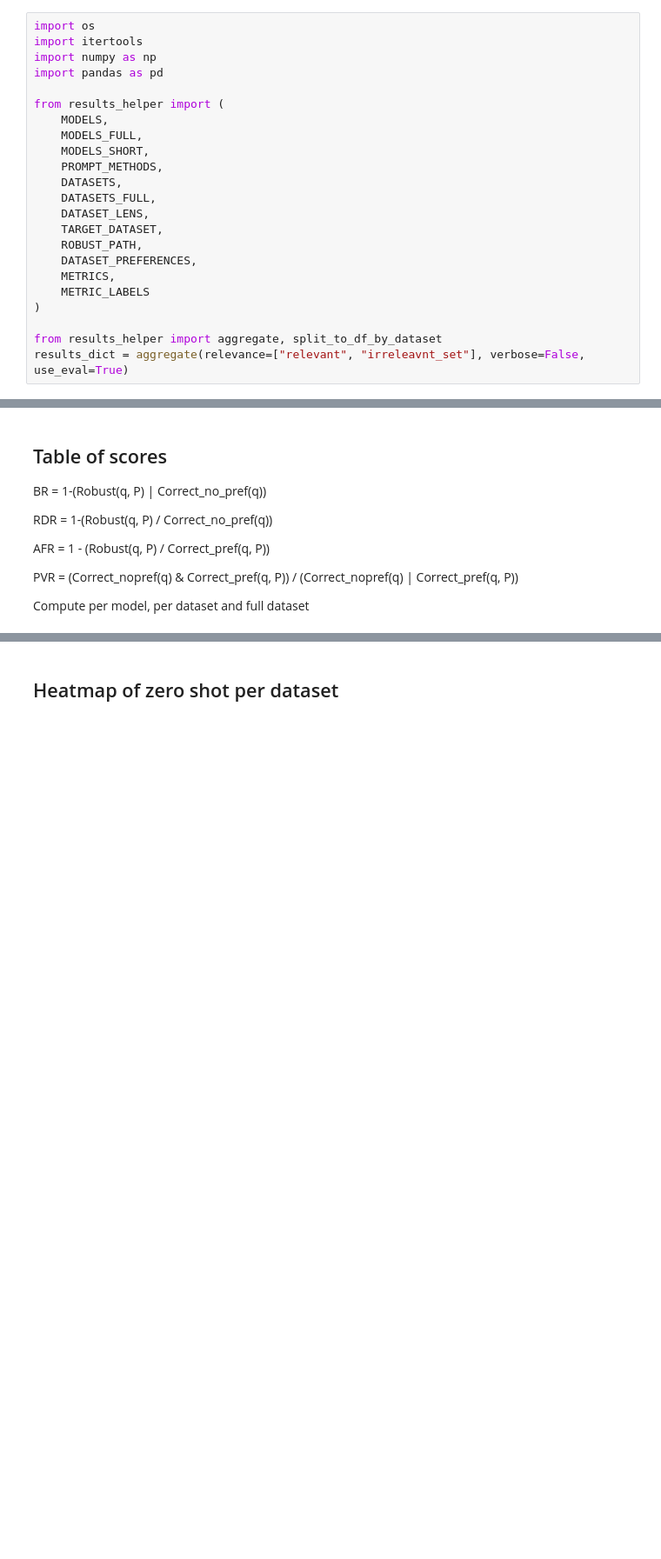
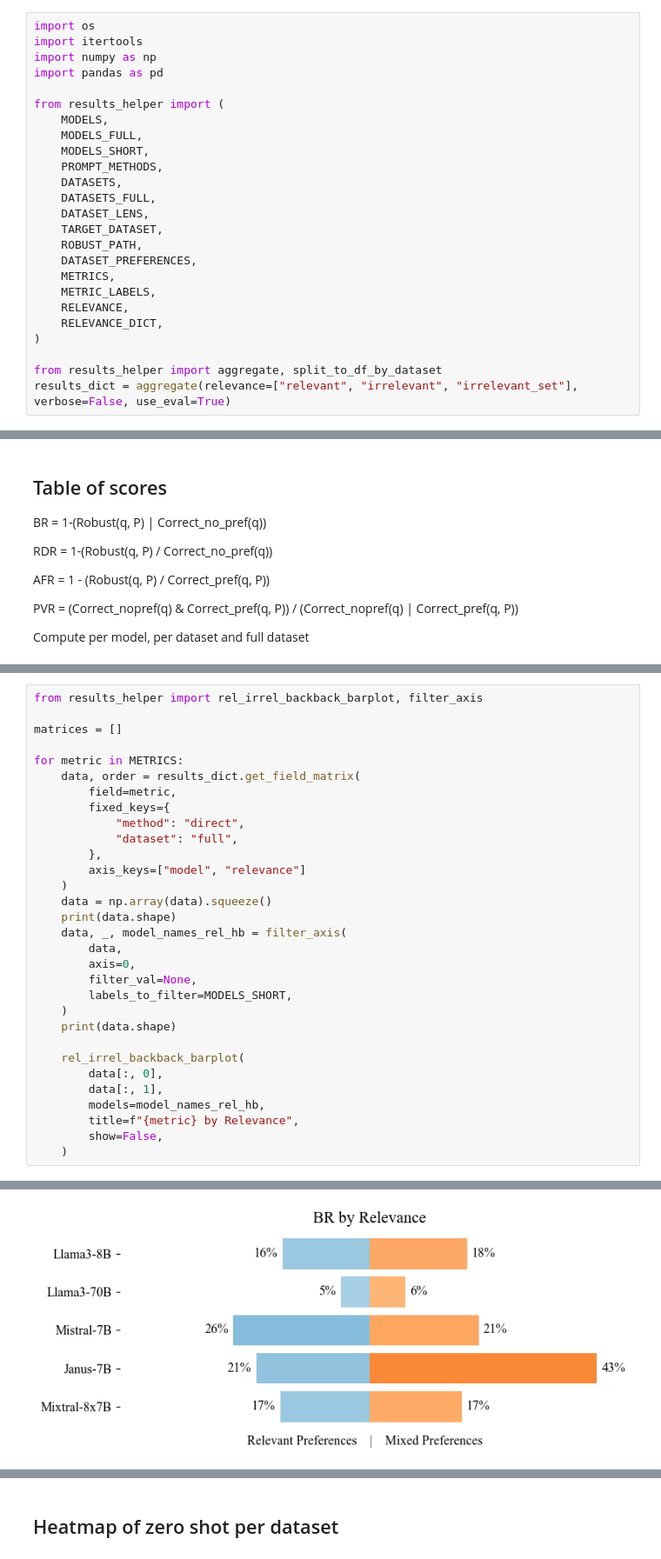
Before and after one commit to chimaobi-okite/pref_aligner, a Jupyter notebook: process_results.ipynb, the cells around one changed output, grey strips where cells are left out. Shown: that part at 87% size. Saved outputs shown, nothing was run; the diff lists cells and outputs as text; blank space fills up the shorter version.

Commit message:
added plots

```diff
--- a/process_results.ipynb
+++ b/process_results.ipynb
@@ -23,9 +26,11 @@ from results_helper import (
     ROBUST_PATH,
     DATASET_PREFERENCES,
     METRICS,
-    METRIC_LABELS
+    METRIC_LABELS,
+    RELEVANCE,
+    RELEVANCE_DICT,
 )
 
 from results_helper import aggregate, split_to_df_by_dataset
-results_dict = aggregate(relevance=["relevant", "irreleavnt_set"], verbose=False, use_eval=True)
+results_dict = aggregate(relevance=["relevant", "irrelevant", "irrelevant_set"], verbose=False, use_eval=True)
 # %% [output]
@@ -95,0 +149,32 @@ Qwen3-32B & 0.0\% & 0.0\% & 0.0\% & 0.0\% & 0.0\% & 0.0\% & 0.0\% & 0.0\% & 0.0\
+# %%
+from results_helper import rel_irrel_backback_barplot, filter_axis
+
+matrices = []
+
+for metric in METRICS:
+    data, order = results_dict.get_field_matrix(
+        field=metric,
+        fixed_keys={
+            "method": "direct",
+            "dataset": "full",
+        },
+        axis_keys=["model", "relevance"]
+    )
+    data = np.array(data).squeeze()
+    print(data.shape)
+    data, _, model_names_rel_hb = filter_axis(
+        data,
+        axis=0,
+        filter_val=None,
+        labels_to_filter=MODELS_SHORT,
+    )
+    print(data.shape)
+
+    rel_irrel_backback_barplot(
+        data[:, 0],
+        data[:, 1],
+        models=model_names_rel_hb,
+        title=f"{metric} by Relevance",
+        show=False,
+    )
+# %% [output]
@@ -95,0 +183 @@ Qwen3-32B & 0.0\% & 0.0\% & 0.0\% & 0.0\% & 0.0\% & 0.0\% & 0.0\% & 0.0\% & 0.0\
+[figure, added]
```
Also changed, not shown: parts of 16 cells of this notebook, 18 other files.
